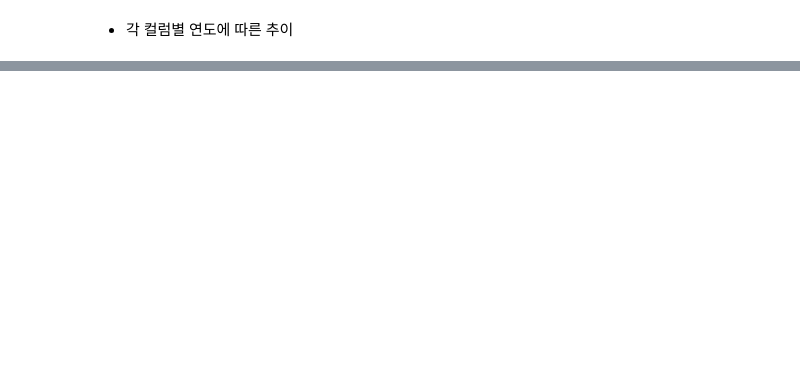
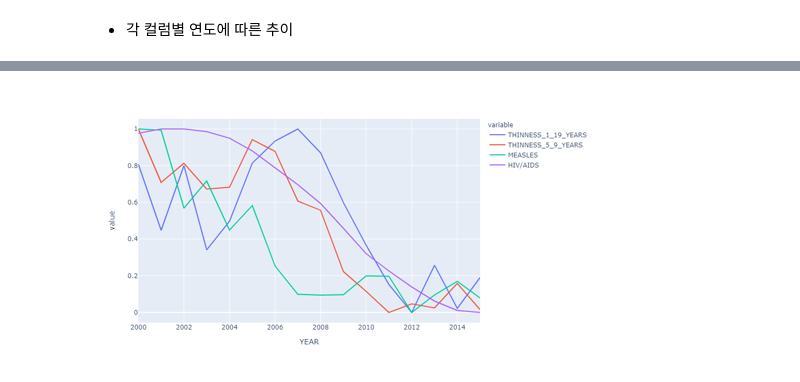
Before and after one commit to YoungAndJin96/Regression_LifeExpectancy, a Jupyter notebook: ipynb/Life_Expectancy_EDA.ipynb, the cells around one changed output, grey strips where cells are left out. Drawn from its saved outputs; the diff is of its cells as text; code cells hidden in the pictures; blank space fills up the shorter version.

```diff
--- a/ipynb/Life_Expectancy_EDA.ipynb
+++ b/ipynb/Life_Expectancy_EDA.ipynb
@@ -77,0 +105,8 @@ image
+# %%
+px.line(scaled_year_data[cat['death_rate']])
+
+image= pil.open('../imgs/yearly_illness.png')
+image.thumbnail((500, 700))
+image
+# %% [output]
+[figure, added]
```
Also changed, not shown: parts of 28 cells of this notebook.
